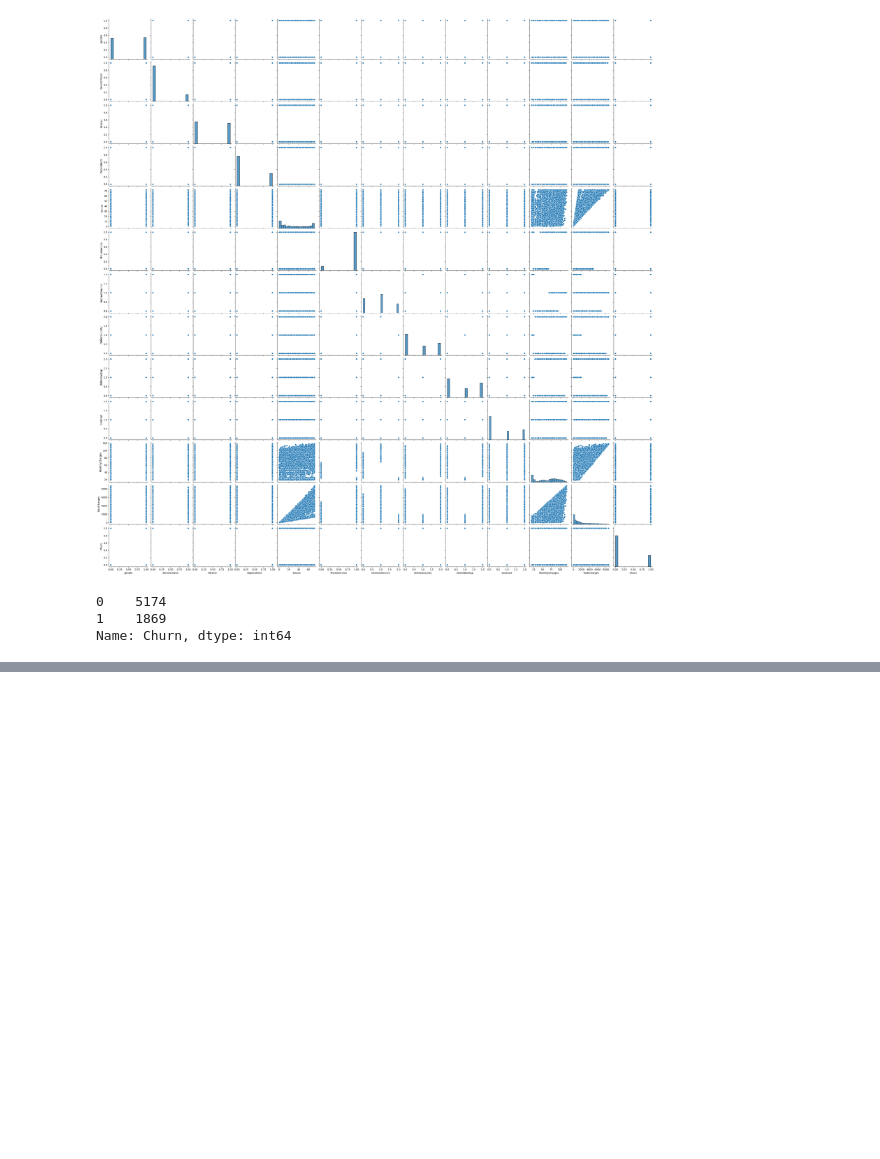
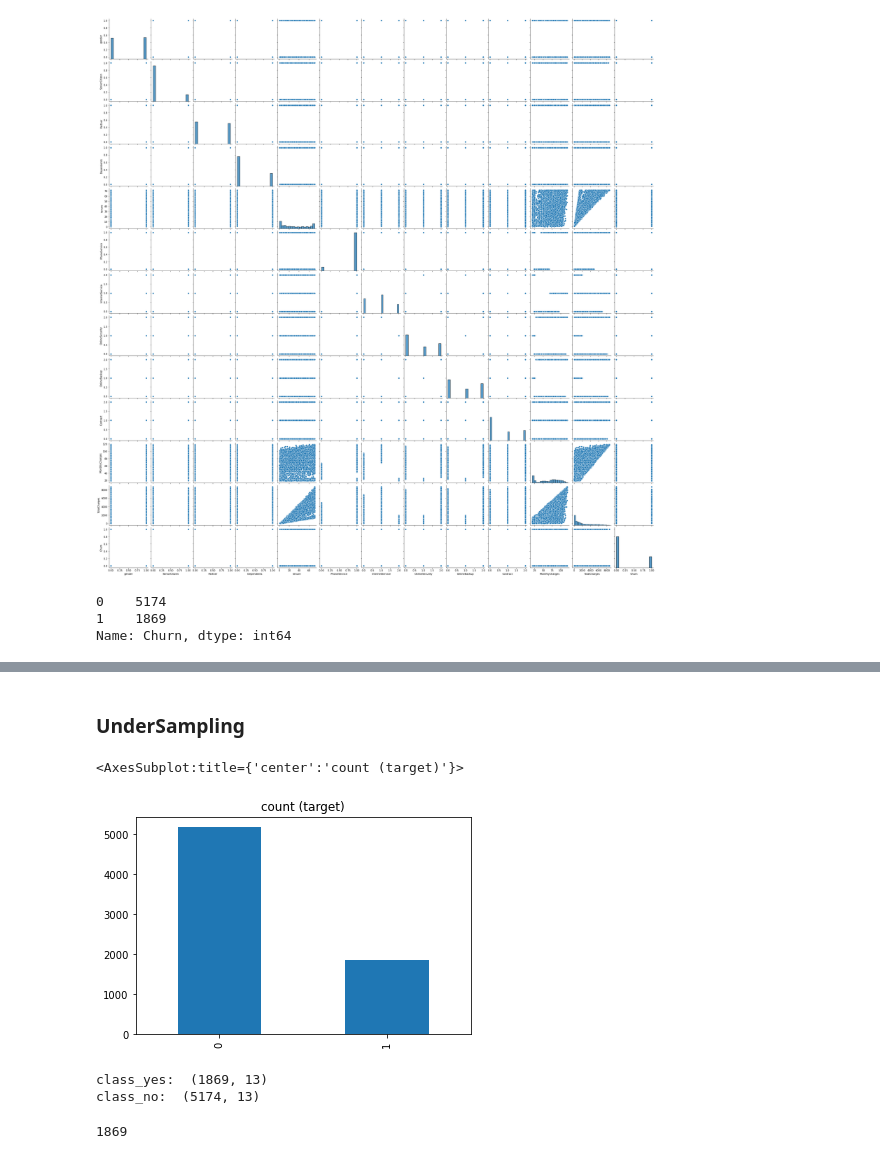
Before and after one commit to sai-mrudhun/Customer-Churn-Prediction-Analysis-Using-Ensemble-Techniques, a Jupyter notebook: main.ipynb, the cells around one changed output, grey strips where cells are left out. Drawn from its saved outputs; the diff is of its cells as text; code cells hidden in the pictures; blank space fills up the shorter version.

```diff
--- a/main.ipynb
+++ b/main.ipynb
@@ -220,0 +237,22 @@ plt.legend(['Female','Male'])
+# %% [markdown]
+### UnderSampling
+# %%
+df['Churn'].value_counts().plot(kind='bar', title='count (target)')
+# %% [output]
+<AxesSubplot:title={'center':'count (target)'}>
+[figure, added]
+# %%
+# class count
+class_count_no, class_count_yes = df['Churn'].value_counts()
+
+# seperate class
+class_yes = df[df['Churn'] == 1]
+class_no = df[df['Churn'] == 0]
+
+print('class_yes: ', class_yes.shape)
+print('class_no: ', class_no.shape)
+class_count_yes
+# %% [output]
+class_yes:  (1869, 13)
+class_no:  (5174, 13)
+1869
```
Also changed, not shown: parts of 31 cells of this notebook.
